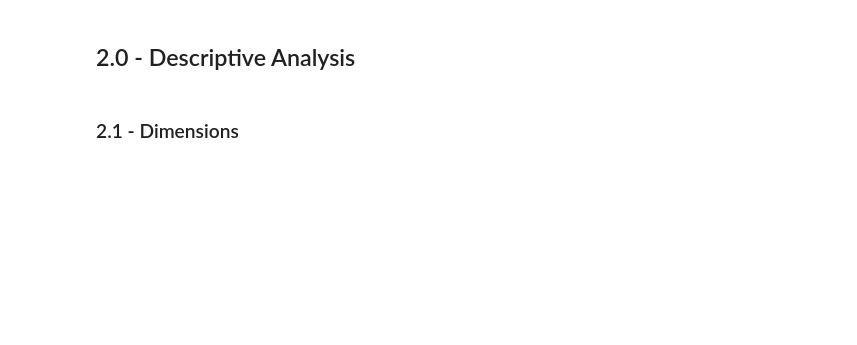
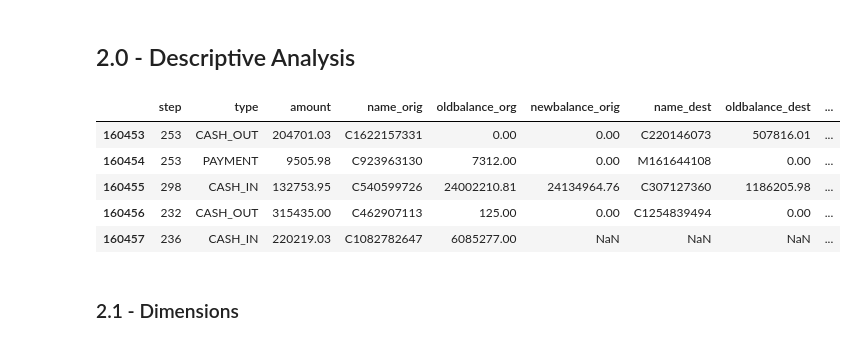
Before and after one commit to alessandra-barbosa/blocker_fraud_company, a Jupyter notebook: AB_blocker_fraud_company.ipynb, the cells around one changed output. Cells and saved outputs as stored; diff of their text form; code cells hidden in the pictures; blank space fills up the shorter version.

```diff
--- a/AB_blocker_fraud_company.ipynb
+++ b/AB_blocker_fraud_company.ipynb
@@ -213,5 +308,17 @@ df=pd.read_sql_query(query,conn)
 # %% [markdown]
 ## 2.0 - Descriptive Analysis
+# %%
+# load sampled set for future notebook work
+df = pd.read_csv('/content/train_set_v02.csv', sep=',')
+#df = pd.read_csv('datasets/train_set_v02.csv')
+df.tail()
+# %% [output]
+|  | step | type | amount | name_orig | oldbalance_org | newbalance_orig | name_dest | oldbalance_dest | ... |
+| 160453 | 253 | CASH_OUT | 204701.03 | C1622157331 | 0.00 | 0.00 | C220146073 | 507816.01 | ... |
+| 160454 | 253 | PAYMENT | 9505.98 | C923963130 | 7312.00 | 0.00 | M161644108 | 0.00 | ... |
+| 160455 | 298 | CASH_IN | 132753.95 | C540599726 | 24002210.81 | 24134964.76 | C307127360 | 1186205.98 | ... |
+| 160456 | 232 | CASH_OUT | 315435.00 | C462907113 | 125.00 | 0.00 | C1254839494 | 0.00 | ... |
+| 160457 | 236 | CASH_IN | 220219.03 | C1082782647 | 6085277.00 | NaN | NaN | NaN | ... |
 # %% [markdown]
 ### 2.1 - Dimensions
 # %%
```
Also changed, not shown: parts of 93 cells of this notebook.
